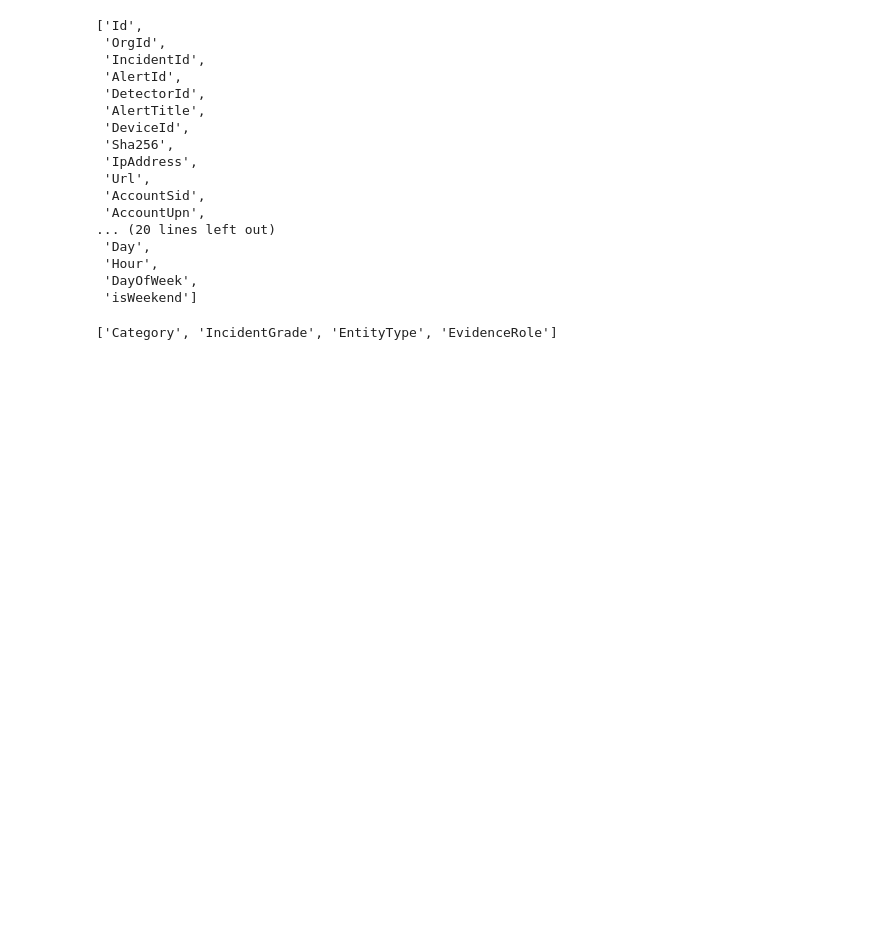
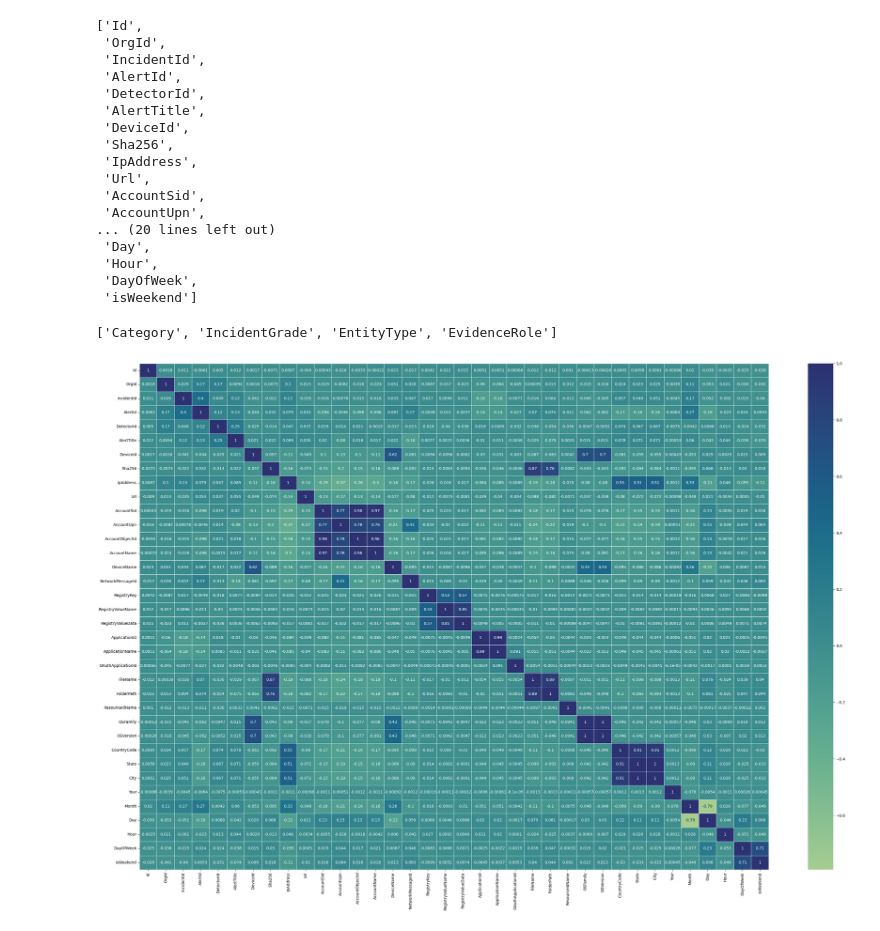
Before and after one commit to Pooja-Spandana/Guvi---Microsoft-Cybersecurity, a Jupyter notebook: Notebooks/Data_Preprocessing_and_EDA.ipynb, the cells around one changed output. Drawn from its saved outputs; the diff is of its cells as text; code cells hidden in the pictures; blank space fills up the shorter version.

```diff
--- a/Notebooks/Data_Preprocessing_and_EDA.ipynb
+++ b/Notebooks/Data_Preprocessing_and_EDA.ipynb
@@ -406,3 +458,10 @@ cat_test_features = [feature for feature in test_data.columns if test_data[featu
 cat_test_features
 # %% [output]
 ['Category', 'IncidentGrade', 'EntityType', 'EvidenceRole']
+# %%
+plt.figure(figsize = (30, 20))
+sns.heatmap(test_data[num_test_features].corr(), cmap = 'crest', annot = True, linewidth = 0.5)
+plt.tight_layout()
+plt.show()
+# %% [output]
+[figure, added]
```
Also changed, not shown: parts of 7 cells of this notebook, 2 other files.
